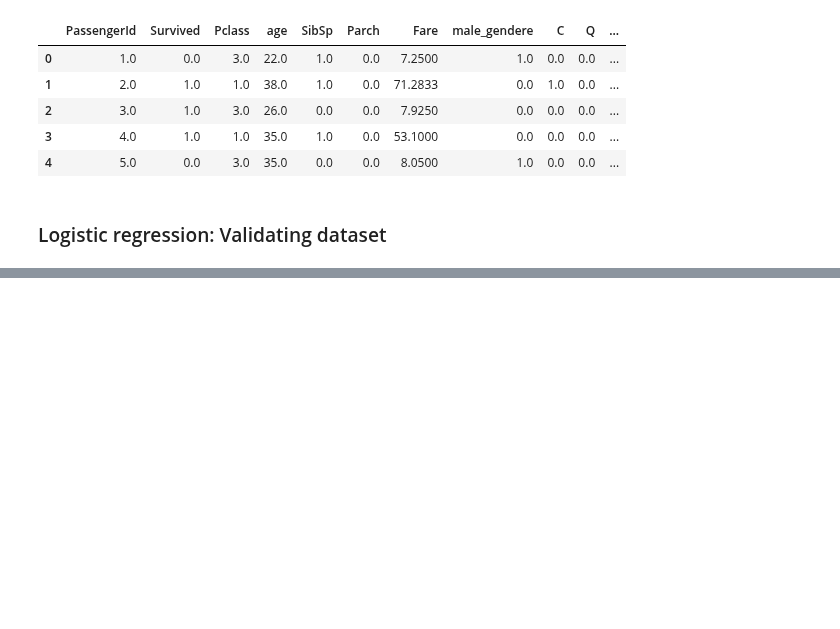
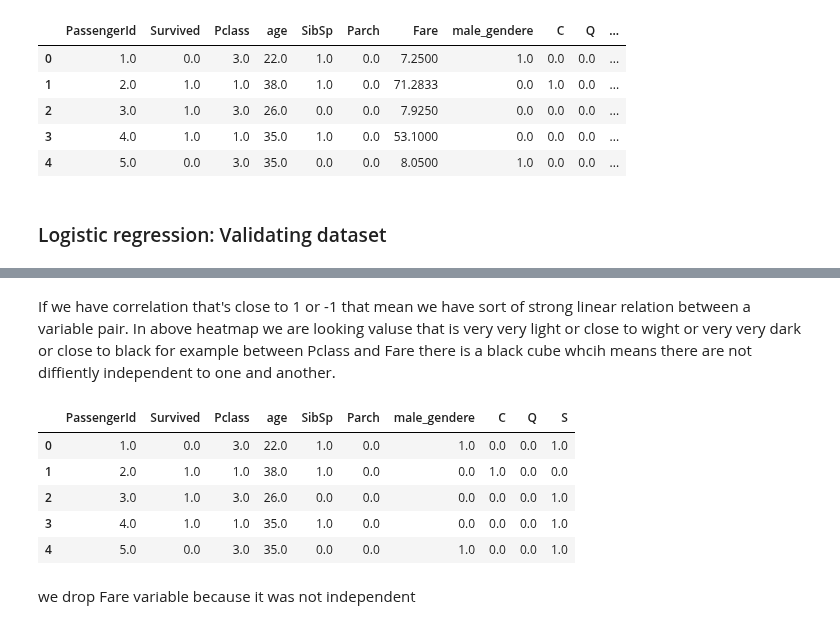
Before and after one commit to Mahdi90s/Python_repository, a Jupyter notebook: Python_Code/Python_Learning_Part2.ipynb, the cells around one changed output, grey strips where cells are left out. Drawn from its saved outputs; the diff is of its cells as text; code cells hidden in the pictures; blank space fills up the shorter version.

```diff
--- a/Python_Code/Python_Learning_Part2.ipynb
+++ b/Python_Code/Python_Learning_Part2.ipynb
@@ -469,0 +477,23 @@ titanic_dmy[0:5]
+# %% [markdown]
+If we have correlation that's close to 1 or -1 that mean we have sort of strong linear relation between a variable pair.
+In above heatmap we are looking valuse that is very very light or close to wight or very very dark or close to black for example between Pclass and Fare there is a black cube whcih means there are not diffiently independent to one and another.
+# %%
+# Let one of those
+
+titanic_dmy.drop(['Fare'], axis=1, inplace=True)
+
+
+# The operation modifies the original titanic_dmy DataFrame directly.
+# No new DataFrame is returned.
+# After this operation, the column Fare is permanently removed from titanic_dmy.
+
+titanic_dmy.head()
+# %% [output]
+|  | PassengerId | Survived | Pclass | age | SibSp | Parch | male_gendere | C | Q | S |
+| 0 | 1.0 | 0.0 | 3.0 | 22.0 | 1.0 | 0.0 | 1.0 | 0.0 | 0.0 | 1.0 |
+| 1 | 2.0 | 1.0 | 1.0 | 38.0 | 1.0 | 0.0 | 0.0 | 1.0 | 0.0 | 0.0 |
+| 2 | 3.0 | 1.0 | 3.0 | 26.0 | 0.0 | 0.0 | 0.0 | 0.0 | 0.0 | 1.0 |
+| 3 | 4.0 | 1.0 | 1.0 | 35.0 | 1.0 | 0.0 | 0.0 | 0.0 | 0.0 | 1.0 |
+| 4 | 5.0 | 0.0 | 3.0 | 35.0 | 0.0 | 0.0 | 1.0 | 0.0 | 0.0 | 1.0 |
+# %% [markdown]
+we drop Fare variable because it was not independent
```
Also changed, not shown: parts of 20 cells of this notebook.
